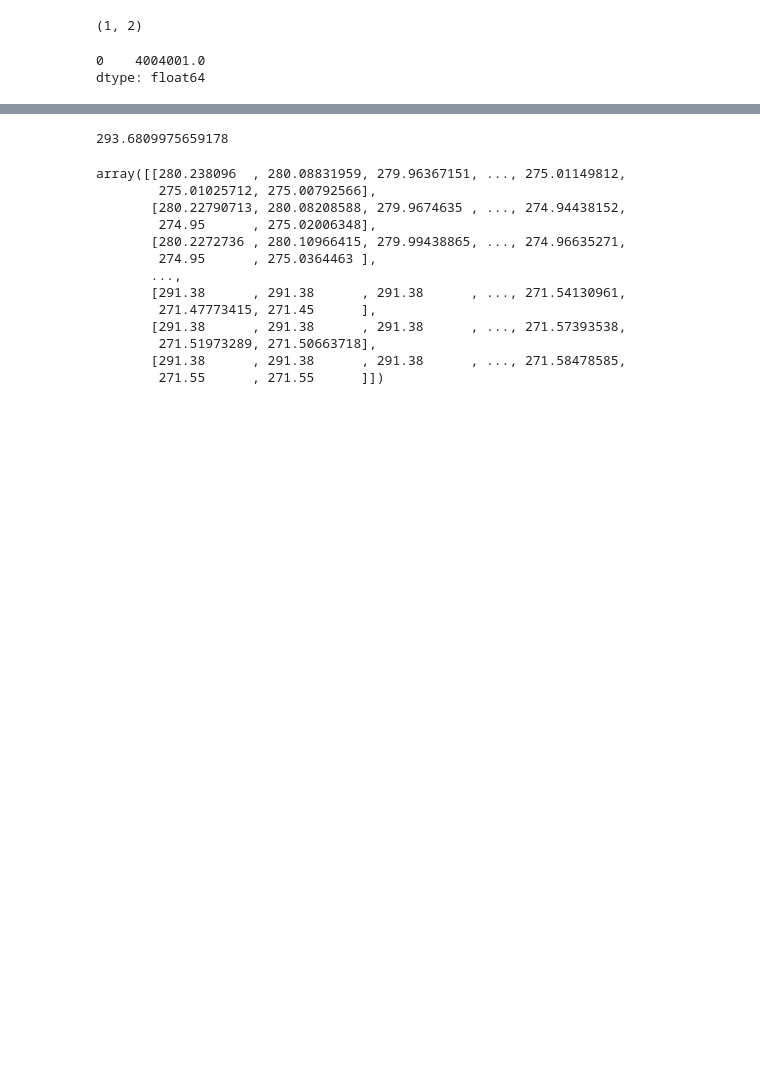
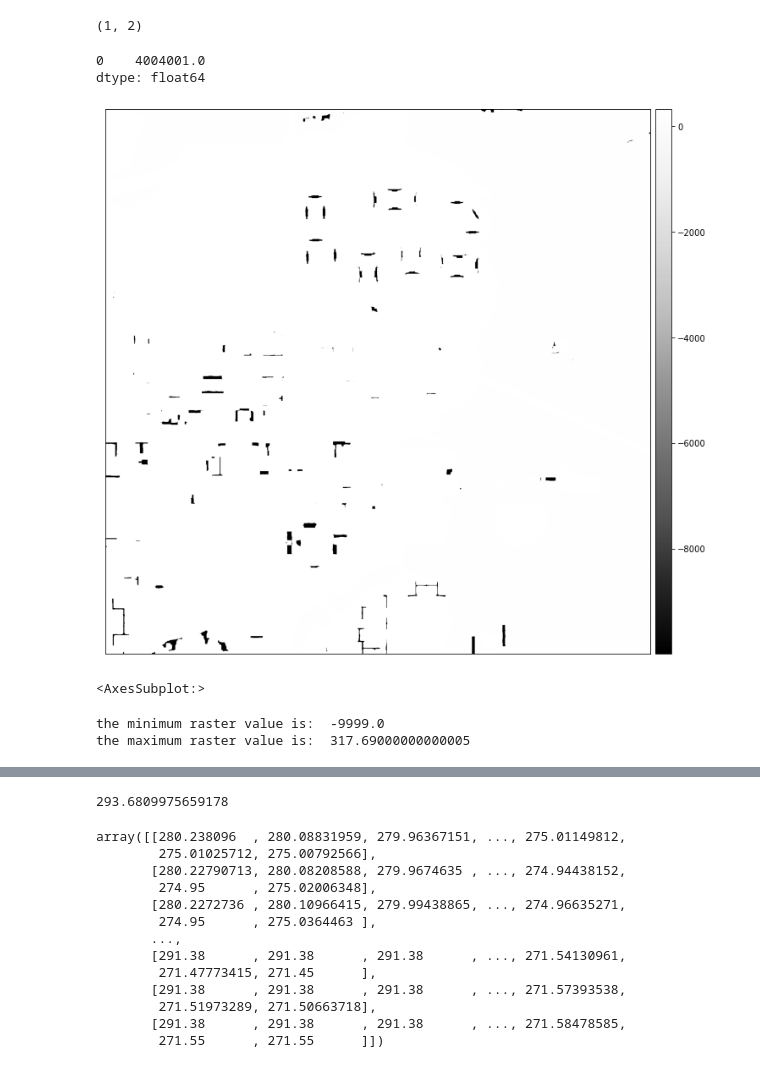
Before and after one commit to Blvisse/USG3-DataEngineering, a Jupyter notebook: notebooks/Untitled1.ipynb, the cells around one changed output, grey strips where cells are left out. Saved outputs shown, nothing was run; the diff lists cells and outputs as text; code cells hidden in the pictures; blank space fills up the shorter version.

```diff
--- a/notebooks/Untitled1.ipynb
+++ b/notebooks/Untitled1.ipynb
@@ -61,5 +95,17 @@ import rasterio
 # %%
 tfile=rasterio.open('../tif/iowaclassified.tif')
+# %%
+with rasterio.open('../tif/iowaclassified.tif') as dem_src:
+    dtm_pre_arr=dem_src.read(1)
+# %%
+ep.plot_bands(dtm_pre_arr)
+# %% [output]
+[figure, added]
+<AxesSubplot:>
 # %%
-row,col=tfile.index(long,lat)
+print("the minimum raster value is: ", dtm_pre_arr.min())
+print("the maximum raster value is: ", dtm_pre_arr.max())
+# %% [output]
+the minimum raster value is:  -9999.0
+the maximum raster value is:  317.69000000000005
 # %%
```
Also changed, not shown: parts of 17 cells of this notebook, 11 other files.
